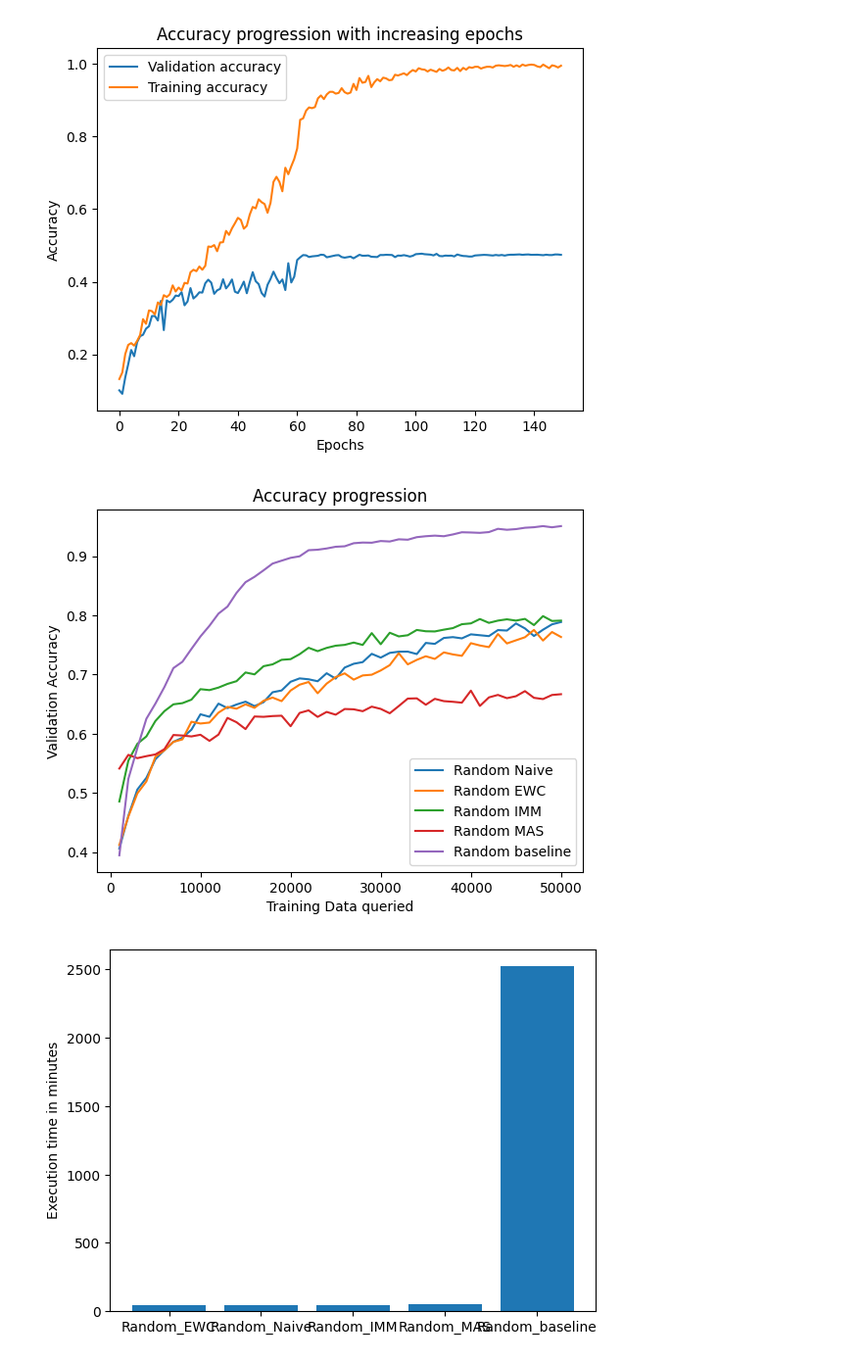
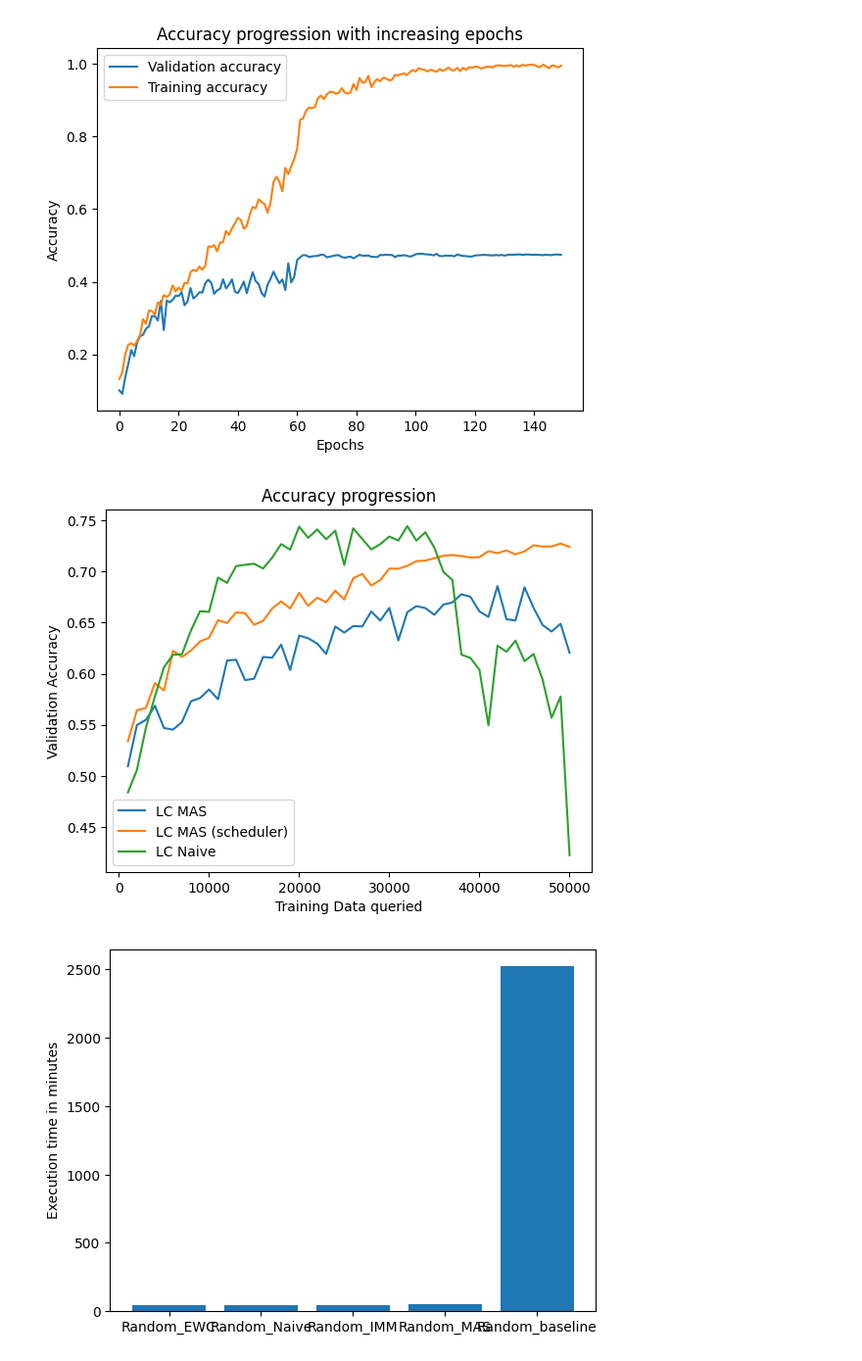
Before and after one commit to FelixMoeller3/calms, a Jupyter notebook: src/evaluation/eval_model_stealing.ipynb, the cells around one changed output. Shown at 98% size. Cells and saved outputs as stored; diff of their text form; code cells hidden in the pictures.

Commit message:
Continue evaluation of mas scheduler

```diff
--- a/src/evaluation/eval_model_stealing.ipynb
+++ b/src/evaluation/eval_model_stealing.ipynb
@@ -625,47 +625,54 @@ LC_Naive = [0.484, 0.5058, 0.5473, 0.5779, 0.6063, 0.6184, 0.6191, 0.6423, 0.661
 Lc_MAS = [0.5095, 0.5498, 0.5549, 0.5686, 0.5469, 0.5453, 0.5528, 0.5731, 0.5761, 0.5845, 0.575, 0.6128, 0.6136, 0.5937, 0.5951, 0.6163, 0.6156, 0.6284, 0.6036, 0.6372, 0.6346, 0.6294, 0.6194, 0.6461, 0.6401, 0.6465, 0.6462, 0.6608, 0.6519, 0.6642, 0.6325, 0.6601, 0.666, 0.6641, 0.6575, 0.6675, 0.6696, 0.6776, 0.6751, 0.6608, 0.6555, 0.6856, 0.6532, 0.652, 0.6844, 0.6644, 0.6476, 0.6412, 0.6488, 0.6203]
 Lc_IMM = [0.4309, 0.4491, 0.5503, 0.5948, 0.5924, 0.6164, 0.6378, 0.6395, 0.6523, 0.6949, 0.7091, 0.6999, 0.7081, 0.6995, 0.7221, 0.7104, 0.7373, 0.7244, 0.742, 0.732, 0.7276, 0.7372, 0.724, 0.7356, 0.7305, 0.7427, 0.736, 0.7365, 0.7252, 0.7123, 0.7349, 0.7257, 0.7174, 0.729, 0.7327, 0.7216, 0.7293, 0.699, 0.6865, 0.6551, 0.6431, 0.5986, 0.5153, 0.5653, 0.5921, 0.5483, 0.6286, 0.6026, 0.5529, 0.5354]
 Lc_EWC = [0.4195, 0.3747, 0.4423, 0.451, 0.478, 0.4774, 0.5147, 0.5532, 0.5603, 0.5813, 0.6041, 0.6106, 0.6194, 0.6527, 0.6784, 0.6887, 0.6893, 0.7146, 0.6823, 0.7272, 0.7144, 0.7188, 0.7186, 0.7157, 0.7286, 0.7333, 0.7463, 0.7468, 0.7328, 0.7356, 0.7428, 0.7298, 0.7501, 0.7292, 0.7271, 0.7253, 0.7208, 0.7037, 0.7011, 0.7165, 0.6674, 0.6422, 0.5748, 0.531, 0.4714, 0.4078, 0.4856, 0.5665, 0.5209, 0.338]
+Lc_MAS_scheduler = [0.534, 0.5642, 0.5665, 0.5908, 0.5836, 0.6223, 0.6164, 0.6227, 0.6315, 0.6351, 0.6523, 0.6495, 0.6598, 0.6592, 0.6478, 0.6516, 0.6636, 0.6707, 0.6637, 0.679, 0.6663, 0.6743, 0.6698, 0.6811, 0.6725, 0.6933, 0.6975, 0.6862, 0.6915, 0.7027, 0.7025, 0.7055, 0.7099, 0.7105, 0.7128, 0.7152, 0.7159, 0.7149, 0.7135, 0.7139, 0.7196, 0.7178, 0.7204, 0.7166, 0.7195, 0.7255, 0.7242, 0.7243, 0.7271, 0.7239]
 
 Random_MAS = [0.5414, 0.5645, 0.5589, 0.5623, 0.5652, 0.5741, 0.598, 0.5971, 0.5956, 0.5984, 0.5881, 0.5987, 0.6269, 0.6196, 0.608, 0.6293, 0.6287, 0.63, 0.6306, 0.6128, 0.6353, 0.6396, 0.6286, 0.637, 0.6323, 0.6419, 0.6414, 0.6382, 0.6459, 0.6421, 0.6347, 0.6469, 0.6595, 0.6599, 0.6491, 0.6591, 0.6552, 0.6541, 0.6526, 0.6729, 0.6471, 0.6615, 0.6657, 0.6602, 0.6635, 0.6721, 0.6608, 0.6587, 0.6656, 0.6669]
+Random_MAS_scheduler = [0.5081, 0.5518, 0.5644, 0.5675, 0.5722, 0.5719, 0.5723, 0.5729, 0.5731, 0.5742, 0.5726, 0.5723, 0.5729, 0.5728, 0.571, 0.5717, 0.5707, 0.572, 0.5716, 0.5724, 0.5732, 0.5721, 0.5708, 0.5711, 0.5721, 0.5708, 0.5711, 0.5708, 0.5718, 0.5724, 0.5724, 0.5717, 0.5713, 0.5718, 0.5729, 0.5713, 0.5708, 0.5712, 0.5702, 0.5706, 0.5715, 0.5723, 0.5719, 0.5713, 0.5716, 0.571, 0.5715, 0.5724, 0.5715, 0.5729]
 Random_IMM = [0.4857, 0.5547, 0.5831, 0.5956, 0.6216, 0.6383, 0.6498, 0.6518, 0.6577, 0.6754, 0.6738, 0.6781, 0.6843, 0.6889, 0.7036, 0.7004, 0.7142, 0.7173, 0.725, 0.7261, 0.7345, 0.7453, 0.7396, 0.7451, 0.7488, 0.7502, 0.7541, 0.7501, 0.7701, 0.7513, 0.7707, 0.7645, 0.7665, 0.7754, 0.7732, 0.7729, 0.7759, 0.7785, 0.7851, 0.7865, 0.7939, 0.7874, 0.7912, 0.7934, 0.7912, 0.7941, 0.7836, 0.7988, 0.7906, 0.7912]
 Random_EWC = [0.4123, 0.4601, 0.4994, 0.5196, 0.5613, 0.5722, 0.5864, 0.5906, 0.6204, 0.6174, 0.619, 0.6358, 0.6455, 0.6424, 0.6498, 0.6439, 0.6558, 0.6612, 0.6552, 0.6731, 0.683, 0.6875, 0.6685, 0.6848, 0.6958, 0.7021, 0.6915, 0.6986, 0.6998, 0.707, 0.716, 0.7361, 0.7173, 0.7249, 0.731, 0.7265, 0.7375, 0.7341, 0.7317, 0.7531, 0.7492, 0.7464, 0.7685, 0.7526, 0.7579, 0.7631, 0.7754, 0.7575, 0.7719, 0.7635]
 Random_Naive = [0.4063, 0.4614, 0.5059, 0.5256, 0.557, 0.5725, 0.5865, 0.5933, 0.607, 0.633, 0.6288, 0.651, 0.6434, 0.6495, 0.6543, 0.6468, 0.6534, 0.6702, 0.6732, 0.6879, 0.6936, 0.6921, 0.6888, 0.7023, 0.6932, 0.7119, 0.7183, 0.7211, 0.7351, 0.7287, 0.7367, 0.7387, 0.7388, 0.7347, 0.7535, 0.7519, 0.7619, 0.7633, 0.7612, 0.768, 0.7665, 0.765, 0.7752, 0.7744, 0.7864, 0.778, 0.7652, 0.7758, 0.7849, 0.7888]
 
 Bald_Naive = [0.4324, 0.4378, 0.4665, 0.5005, 0.5089, 0.5644, 0.5508, 0.5928, 0.5972, 0.6058, 0.6043, 0.6308, 0.6265, 0.6652, 0.6673, 0.6862, 0.6393, 0.6988, 0.6758, 0.6993, 0.6869, 0.6876, 0.7217, 0.7227, 0.7123, 0.7175, 0.7038, 0.7205, 0.7143, 0.7083, 0.6987, 0.7079, 0.6903, 0.6733, 0.7192, 0.7325, 0.7149, 0.695, 0.6963, 0.6547, 0.5834, 0.5881, 0.5515, 0.5206, 0.5775, 0.5436, 0.6089, 0.5544, 0.571, 0.5166]
 Bald_EWC = [0.3978, 0.3948, 0.43, 0.4806, 0.4955, 0.5053, 0.5357, 0.5551, 0.5925, 0.5772, 0.6215, 0.6393, 0.6403, 0.6302, 0.6834, 0.6393, 0.692, 0.6704, 0.7094, 0.7027, 0.7131, 0.6922, 0.718, 0.712, 0.7206, 0.7226, 0.7319, 0.7244, 0.7313, 0.7316, 0.722, 0.7321, 0.7307, 0.7176, 0.7034, 0.7109, 0.719, 0.7016, 0.6918, 0.6942, 0.6551, 0.5919, 0.5106, 0.5204, 0.5209, 0.5677, 0.4936, 0.5382, 0.5794, 0.4456]
 Bald_IMM = [0.4355, 0.4138, 0.502, 0.5221, 0.5394, 0.5638, 0.5595, 0.6165, 0.5828, 0.6025, 0.6324, 0.6185, 0.6421, 0.6194, 0.6366, 0.6619, 0.6727, 0.6955, 0.6946, 0.7082, 0.7065, 0.7132, 0.6897, 0.7108, 0.6785, 0.7135, 0.7063, 0.7199, 0.6798, 0.6975, 0.6636, 0.6849, 0.6763, 0.7039, 0.7004, 0.6898, 0.6051, 0.6457, 0.6089, 0.658, 0.6492, 0.6565, 0.6567, 0.664, 0.6279, 0.6187, 0.6265, 0.5885, 0.5525, 0.5123]
 Bald_MAS = [0.5207, 0.5282, 0.5447, 0.5572, 0.5472, 0.5633, 0.5729, 0.5852, 0.5738, 0.6018, 0.5938, 0.5967, 0.5983, 0.5871, 0.5986, 0.5791, 0.5994, 0.617, 0.6251, 0.624, 0.631, 0.631, 0.6186, 0.6444, 0.6322, 0.6614, 0.6569, 0.6314, 0.6538, 0.6563, 0.6577, 0.652, 0.6316, 0.619, 0.656, 0.663, 0.6641, 0.6721, 0.6636, 0.6752, 0.6837, 0.6651, 0.6513, 0.6449, 0.6614, 0.6662, 0.6541, 0.6412, 0.6411, 0.5745]
+Bald_MAS_scheduler = [0.5185, 0.5254, 0.5545, 0.5633, 0.5819, 0.5828, 0.5991, 0.6118, 0.602, 0.599, 0.6279, 0.6169, 0.6179, 0.6104, 0.6071, 0.6462, 0.6339, 0.6195, 0.6506, 0.628, 0.6482, 0.6492, 0.6632, 0.645, 0.678, 0.6758, 0.6741, 0.68, 0.6694, 0.6668, 0.6793, 0.6722, 0.6702, 0.6862, 0.6848, 0.6739, 0.6925, 0.684, 0.6886, 0.6871, 0.6893, 0.6899, 0.6976, 0.6953, 0.694, 0.7013, 0.7015, 0.6964, 0.6956, 0.6995]
 
 CoreSet_IMM = [0.4094, 0.4555, 0.4987, 0.5291, 0.5659, 0.5861, 0.6039, 0.5985, 0.6214, 0.6301, 0.647, 0.6541, 0.6704, 0.655, 0.6707, 0.6868, 0.625, 0.6752, 0.6865, 0.6972, 0.6692, 0.6511, 0.611, 0.6697, 0.6499, 0.7006, 0.5958, 0.7153, 0.7301, 0.7242, 0.7293, 0.7292, 0.7328, 0.7245, 0.7195, 0.6867, 0.6573, 0.7162, 0.7137, 0.7341, 0.7205, 0.7254, 0.6728, 0.702, 0.6982, 0.7027, 0.6457, 0.6343, 0.6734, 0.4869]
 CoreSet_MAS =  [0.5041, 0.4827, 0.4867, 0.5158, 0.5393, 0.5445, 0.5534, 0.554, 0.5624, 0.5636, 0.5577, 0.581, 0.5696, 0.5693, 0.5828, 0.5802, 0.5898, 0.5827, 0.5906, 0.5919, 0.5973, 0.6058, 0.6141, 0.6097, 0.5924, 0.5985, 0.6262, 0.6089, 0.6224, 0.6102, 0.6341, 0.6123, 0.6135, 0.6201, 0.6117, 0.6224, 0.6344, 0.6306, 0.6183, 0.63, 0.639, 0.6305, 0.6161, 0.617, 0.6205, 0.6056, 0.6067, 0.5994, 0.6114, 0.5621]
+CoreSet_MAS_scheduler = [0.5181, 0.5361, 0.5484, 0.5824, 0.5831, 0.5824, 0.6131, 0.6165, 0.6248, 0.6175, 0.6393, 0.6425, 0.6383, 0.6286, 0.6457, 0.6409, 0.652, 0.6564, 0.6373, 0.6682, 0.6612, 0.6544, 0.6737, 0.6733, 0.6742, 0.683, 0.6908, 0.6964, 0.6864, 0.6947, 0.6988, 0.6996, 0.7078, 0.7052, 0.7029, 0.7123, 0.7207, 0.7207, 0.714, 0.7174, 0.7219, 0.7232, 0.7222, 0.7254, 0.7272, 0.7268, 0.7289, 0.7288, 0.7301, 0.7287]
 CoreSet_EWC = [0.4437, 0.4689, 0.5144, 0.5494, 0.585, 0.626, 0.6121, 0.6397, 0.6408, 0.6627, 0.6662, 0.6717, 0.6935, 0.6563, 0.6719, 0.6463, 0.6923, 0.6826, 0.7191, 0.6973, 0.6963, 0.6901, 0.6959, 0.6951, 0.7047, 0.6858, 0.7235, 0.7131, 0.6835, 0.6538, 0.6925, 0.7121, 0.7184, 0.6976, 0.7155, 0.6704, 0.7229, 0.6981, 0.7281, 0.7199, 0.7107, 0.6726, 0.7173, 0.7102, 0.7074, 0.6906, 0.6756, 0.7173, 0.6713, 0.6062]
 CoreSet_Naive = [0.4368, 0.4509, 0.4666, 0.5149, 0.5761, 0.5958, 0.5957, 0.6135, 0.6443, 0.6399, 0.641, 0.6722, 0.6787, 0.6648, 0.71, 0.7155, 0.7267, 0.7196, 0.7067, 0.7287, 0.7264, 0.7158, 0.7178, 0.6974, 0.7, 0.6249, 0.728, 0.7094, 0.7329, 0.731, 0.7272, 0.7258, 0.7508, 0.7517, 0.7331, 0.6893, 0.7197, 0.6913, 0.7023, 0.6468, 0.6864, 0.5704, 0.6965, 0.6971, 0.6924, 0.7151, 0.6973, 0.7007, 0.637, 0.5213]
 
 Badge_Naive = [0.4031, 0.4535, 0.458, 0.4994, 0.5034, 0.5435, 0.5617, 0.5779, 0.5881, 0.612, 0.6293, 0.6352, 0.6551, 0.657, 0.6843, 0.6802, 0.7174, 0.7069, 0.7235, 0.7155, 0.7264, 0.7249, 0.7357, 0.7391, 0.7425, 0.7284, 0.7455, 0.7321, 0.7484, 0.7367, 0.7434, 0.7505, 0.7374, 0.7533, 0.7502, 0.74, 0.7356, 0.7372, 0.7361, 0.7453, 0.7404, 0.7364, 0.7421, 0.752, 0.7111, 0.7102, 0.6941, 0.6726, 0.6574, 0.5225]
 Badge_MAS =  [0.5131, 0.5443, 0.564, 0.5861, 0.5998, 0.5942, 0.5897, 0.6177, 0.6307, 0.5938, 0.6324, 0.6287, 0.6297, 0.6281, 0.6514, 0.6441, 0.6241, 0.6543, 0.6479, 0.6581, 0.6641, 0.6726, 0.6659, 0.6694, 0.6754, 0.69, 0.6746, 0.6715, 0.6759, 0.6687, 0.6935, 0.6949, 0.7054, 0.6914, 0.7055, 0.6745, 0.6976, 0.6934, 0.7013, 0.6697, 0.7005, 0.691, 0.6927, 0.6612, 0.7046, 0.7031, 0.6899, 0.6784, 0.6143, 0.5999]
 Badge_IMM = [0.3858, 0.4179, 0.4367, 0.4679, 0.4746, 0.5034, 0.4883, 0.5281, 0.5593, 0.5809, 0.5926, 0.6004, 0.615, 0.6364, 0.6396, 0.6606, 0.6771, 0.6793, 0.6858, 0.7035, 0.7105, 0.7133, 0.7203, 0.7248, 0.718, 0.6956, 0.7134, 0.7147, 0.7337, 0.7373, 0.7388, 0.733, 0.7207, 0.7344, 0.7429, 0.7387, 0.7331, 0.7278, 0.718, 0.7047, 0.7368, 0.7358, 0.7288, 0.7403, 0.7375, 0.7421, 0.7253, 0.6668, 0.6242, 0.6121]
 Badge_EWC = [0.4365, 0.4486, 0.4992, 0.5131, 0.5328, 0.5625, 0.5769, 0.6145, 0.6291, 0.6412, 0.6534, 0.6674, 0.6824, 0.6961, 0.7193, 0.7052, 0.7249, 0.7333, 0.7329, 0.7325, 0.7388, 0.7414, 0.7345, 0.7513, 0.7448, 0.755, 0.737, 0.7394, 0.7593, 0.7371, 0.7466, 0.7434, 0.7522, 0.751, 0.7296, 0.7476, 0.731, 0.7269, 0.7247, 0.6955, 0.6353, 0.6686, 0.6289, 0.6038, 0.6136, 0.598, 0.5517, 0.6074, 0.5342, 0.3181]
 
 Random_Baseline = [0.3948, 0.5239, 0.5761, 0.6254, 0.651, 0.679, 0.711, 0.7217, 0.7434, 0.7644, 0.7825, 0.803, 0.8149, 0.838, 0.8561, 0.8652, 0.8761, 0.8875, 0.8924, 0.8972, 0.8998, 0.9101, 0.9109, 0.913, 0.9159, 0.9167, 0.9219, 0.923, 0.9227, 0.9256, 0.9248, 0.9285, 0.9278, 0.9321, 0.9337, 0.9347, 0.9337, 0.9367, 0.9404, 0.94, 0.9394, 0.9407, 0.9462, 0.9446, 0.9457, 0.948, 0.9489, 0.9508, 0.9488, 0.9508]
 Badge_Baseline = [0.4555, 0.5972, 0.669, 0.7279, 0.7878, 0.8315, 0.8596, 0.8741, 0.8872, 0.899, 0.9066, 0.9148, 0.9232, 0.9309, 0.9357, 0.9351, 0.9398, 0.9411, 0.9434, 0.9443, 0.942, 0.9467, 0.945, 0.9453, 0.9461, 0.9446, 0.9489, 0.9449, 0.9418, 0.9387, 0.9372, 0.9338, 0.9303, 0.9223, 0.9228, 0.9129, 0.9057, 0.9065, 0.9039, 0.9054, 0.8991, 0.8971, 0.8941, 0.8876, 0.8791, 0.8834, 0.8803, 0.8822, 0.877, 0.8762]
 Lc_Baseline = [0.4312, 0.5754, 0.6769, 0.7354, 0.7855, 0.8364, 0.8579, 0.8756, 0.8862, 0.902, 0.9118, 0.9194, 0.9276, 0.9314, 0.9362, 0.9381, 0.9403, 0.9417, 0.9442, 0.944, 0.9468, 0.9452, 0.9452, 0.9454, 0.94, 0.9375, 0.9463, 0.9432, 0.9432, 0.9411, 0.936, 0.9322, 0.927, 0.9252, 0.9195, 0.9163, 0.9082, 0.9098, 0.9005, 0.8942, 0.9015, 0.8935, 0.8851, 0.8874, 0.8827, 0.8829, 0.8668, 0.8651, 0.8649, 0.8677]
 CoreSet_Baseline = [0.4254, 0.5469, 0.6106, 0.6762, 0.7309, 0.793, 0.8314, 0.8538, 0.8703, 0.8814, 0.8947, 0.9056, 0.9124, 0.9226, 0.9236, 0.9282, 0.9346, 0.9359, 0.9391, 0.9381, 0.9412, 0.9431, 0.9441, 0.9447, 0.9438, 0.9449, 0.9437, 0.9407, 0.9399, 0.9342, 0.9344, 0.9356, 0.9325, 0.9296, 0.922, 0.9199, 0.9102, 0.9106, 0.8987, 0.9025, 0.8985, 0.8995, 0.9021, 0.8889, 0.8893, 0.8859, 0.887, 0.8821, 0.8781, 0.8779]
 Bald_Baseline = [0.4306, 0.5629, 0.6569, 0.7242, 0.7727, 0.8258, 0.8565, 0.8756, 0.8923, 0.9057, 0.9113, 0.9212, 0.926, 0.9324, 0.9356, 0.9403, 0.9403, 0.9457, 0.945, 0.9457, 0.9428, 0.946, 0.9473, 0.9483, 0.9415, 0.9429, 0.9405, 0.9408, 0.9409, 0.9369, 0.9336, 0.9279, 0.9238, 0.9203, 0.9179, 0.9142, 0.9084, 0.9079, 0.8965, 0.8972, 0.8929, 0.8874, 0.8872, 0.883, 0.8808, 0.8795, 0.875, 0.8751, 0.8764, 0.8748]
 
 x = [(i+1)*1000 for i in range(50)]
 
-plt.plot(x,Random_Naive,label="Random Naive")
-plt.plot(x,Random_EWC,label="Random EWC")
-plt.plot(x,Random_IMM,label="Random IMM")
-plt.plot(x,Random_MAS,label="Random MAS")
-plt.plot(x,Random_Baseline,label="Random baseline")
+#plt.plot(x,Random_Naive,label="Random Naive")
+#plt.plot(x,Random_EWC,label="Random EWC")
+#plt.plot(x,Random_IMM,label="Random IMM")
+#plt.plot(x,Random_MAS,label="Random MAS")
+#plt.plot(x,Random_Baseline,label="Random baseline")
+plt.plot(x,Lc_MAS,label="LC MAS")
+plt.plot(x,Lc_MAS_scheduler,label="LC MAS (scheduler)")
+plt.plot(x,LC_Naive,label="LC Naive")
 plt.title("Accuracy progression")
 plt.xlabel("Training Data queried")
 plt.ylabel("Validation Accuracy")
 plt.legend()
 plt.show()
 # %% [output]
-[figure, old version]
+[figure, new version]
 # %%
 # 1000 Queries time
 LC_Naive = '00h:49m:36s'
```
Also changed, not shown: parts of 2 cells of this notebook.
